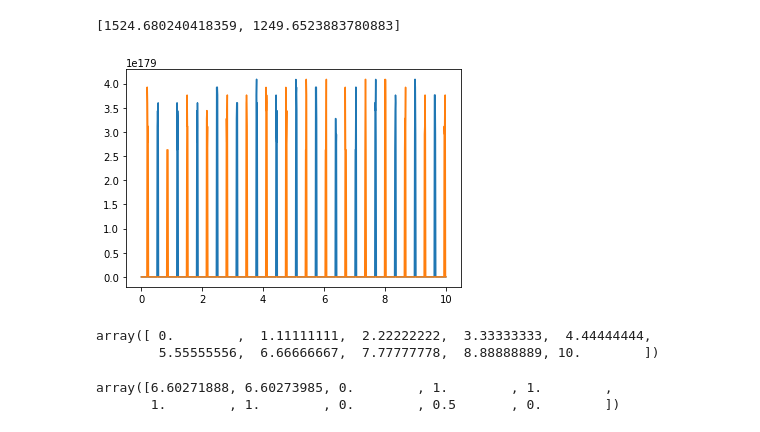
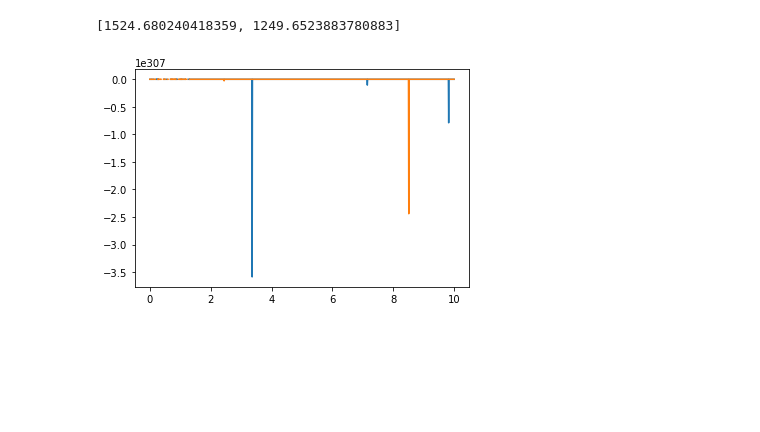
Before and after one commit to RafaSanCed/Tesis-Maestria, a Jupyter notebook: Creación de bases de datos.ipynb, the cells around one changed output. Saved outputs shown, nothing was run; the diff lists cells and outputs as text; code cells hidden in the pictures; blank space fills up the shorter version.

```diff
--- a/Creación de bases de datos.ipynb
+++ b/Creación de bases de datos.ipynb
@@ -37,10 +37,10 @@ def odes(sol,t):
 
 #Definimos las condiciones iniciales
 
-ic=[random.uniform(0,10),random.uniform(0,10)]
+ic=[3.,2.]
 
 #Declaramos el vector de tiempo
-t=np.linspace(0,10,3)
+t=np.linspace(0,1,10)
 sol=odeint(odes,ic,t)
 
 x=sol[:,0]
@@ -87,45 +126,36 @@ def odes(sol,t):
     b=random.uniform(0,100)
     c=random.uniform(0,100)
     d=random.uniform(0,100)
     e=random.uniform(0,100)
     f=random.uniform(0,100)
     g=random.uniform(0,100)
     h=random.uniform(0,100)
 
     #asignar a cada ODE a un elemento de vector
     x=sol[0]
     y=sol[1]
 
     #definimos cada ODE
-    dxdt=a*x+b*y+d
-    dydt=e*x+f*y+h
+    dxdt=a*x+b*y+c*x*y+d
+    dydt=e*x+f*y+g*x*y+h
 
     return [dxdt,dydt]
 
 #Definimos las condiciones iniciales
 
 ic=[random.uniform(0,10),random.uniform(0,10)]
 
 #Declaramos el vector de tiempo
-t=np.linspace(0,10,1000)
-sol=odeint(odes,ic,t)
+tif=np.array([0,10])
+t=np.linspace(tif[0],tif[1],1000)
+sol=solveidt(odes,ic,t)
 
 x=sol[:,0]
 y=sol[:,1]
 
 #Graficamos
 plt.plot(t,x)
 plt.plot(t,y)
 plt.show()
 # %% [output]
-[figure, old version]
+[figure, new version]
-# %%
-t
-# %% [output]
-array([ 0.        ,  1.11111111,  2.22222222,  3.33333333,  4.44444444,
-        5.55555556,  6.66666667,  7.77777778,  8.88888889, 10.        ])
-# %%
-x
-# %% [output]
-array([6.60271888, 6.60273985, 0.        , 1.        , 1.        ,
-       1.        , 1.        , 0.        , 0.5       , 0.        ])
```
Also changed, not shown: parts of 2 cells of this notebook.
